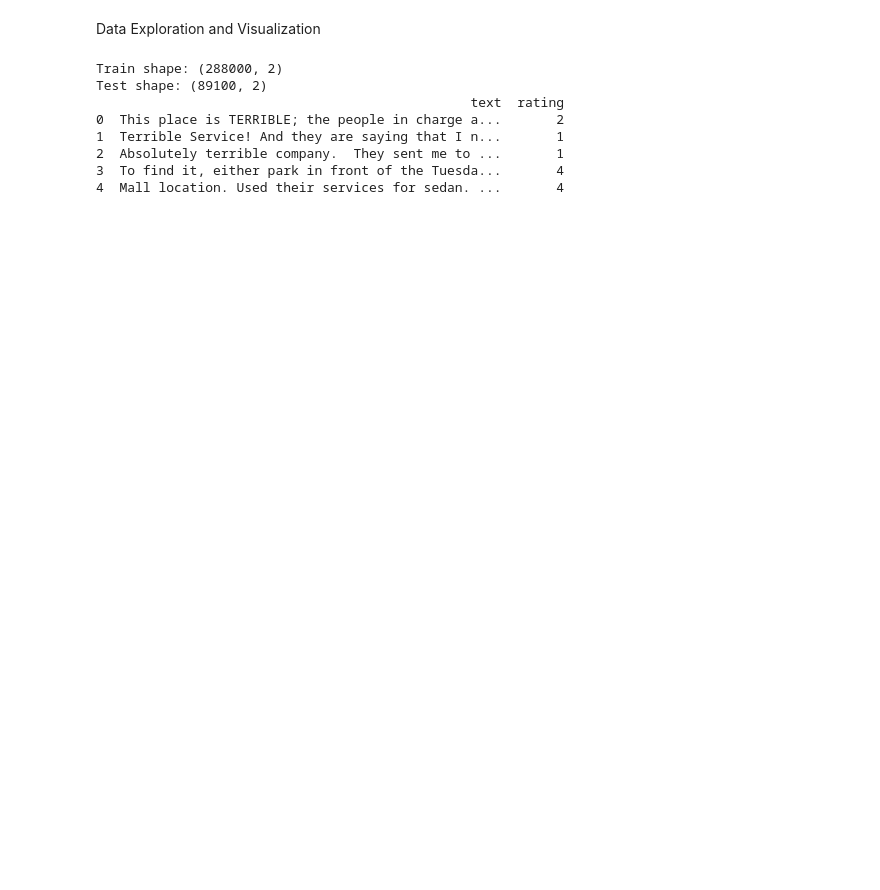
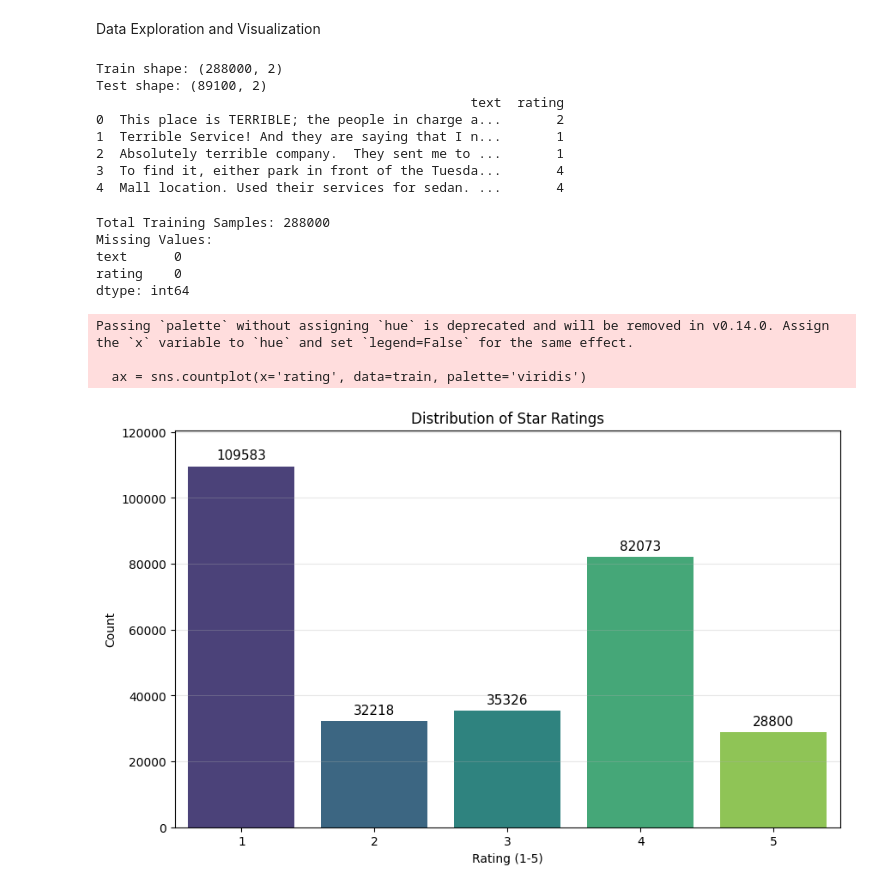
Before and after one commit to mf2056/F20AA_CW2, a Jupyter notebook: Explore and Viz.ipynb, the cells around one changed output. Drawn from its saved outputs; the diff is of its cells as text; code cells hidden in the pictures; blank space fills up the shorter version.

```diff
--- a/Explore and Viz.ipynb
+++ b/Explore and Viz.ipynb
@@ -25,3 +25,44 @@ Test shape: (89100, 2)
 2  Absolutely terrible company.  They sent me to ...       1
 3  To find it, either park in front of the Tuesda...       4
 4  Mall location. Used their services for sedan. ...       4
+# %%
+# Basic Stats
+print(f"Total Training Samples: {train.shape[0]}")
+print(f"Missing Values:\n{train.isnull().sum()}")
+
+# Calculate Review Lengths (Characters and Words)
+train['char_count'] = train['text'].astype(str).apply(len)
+train['word_count'] = train['text'].astype(str).apply(lambda x: len(x.split()))
+# %% [output]
+Total Training Samples: 288000
+Missing Values:
+text      0
+rating    0
+dtype: int64
+# %%
+plt.figure(figsize=(10, 6))
+ax = sns.countplot(x='rating', data=train, palette='viridis')
+
+# Add the count numbers on top of the bars
+for p in ax.patches:
+    ax.annotate(f'{int(p.get_height())}',
+                (p.get_x() + p.get_width() / 2., p.get_height()),
+                ha = 'center', va = 'center',
+                xytext = (0, 9),
+                textcoords = 'offset points',
+                fontsize=11,)
+
+plt.title('Distribution of Star Ratings')
+plt.xlabel('Rating (1-5)')
+plt.ylabel('Count')
+plt.grid(axis='y', alpha=0.3)
+
+# Adjust y-limit slightly to make room for the text
+plt.ylim(0, train['rating'].value_counts().max() * 1.1)
+
+plt.show()
+# %% [output]
+Passing `palette` without assigning `hue` is deprecated and will be removed in v0.14.0. Assign the `x` variable to `hue` and set `legend=False` for the same effect.
+
+  ax = sns.countplot(x='rating', data=train, palette='viridis')
+[figure, added]
```
Also changed, not shown: parts of 2 cells of this notebook.
